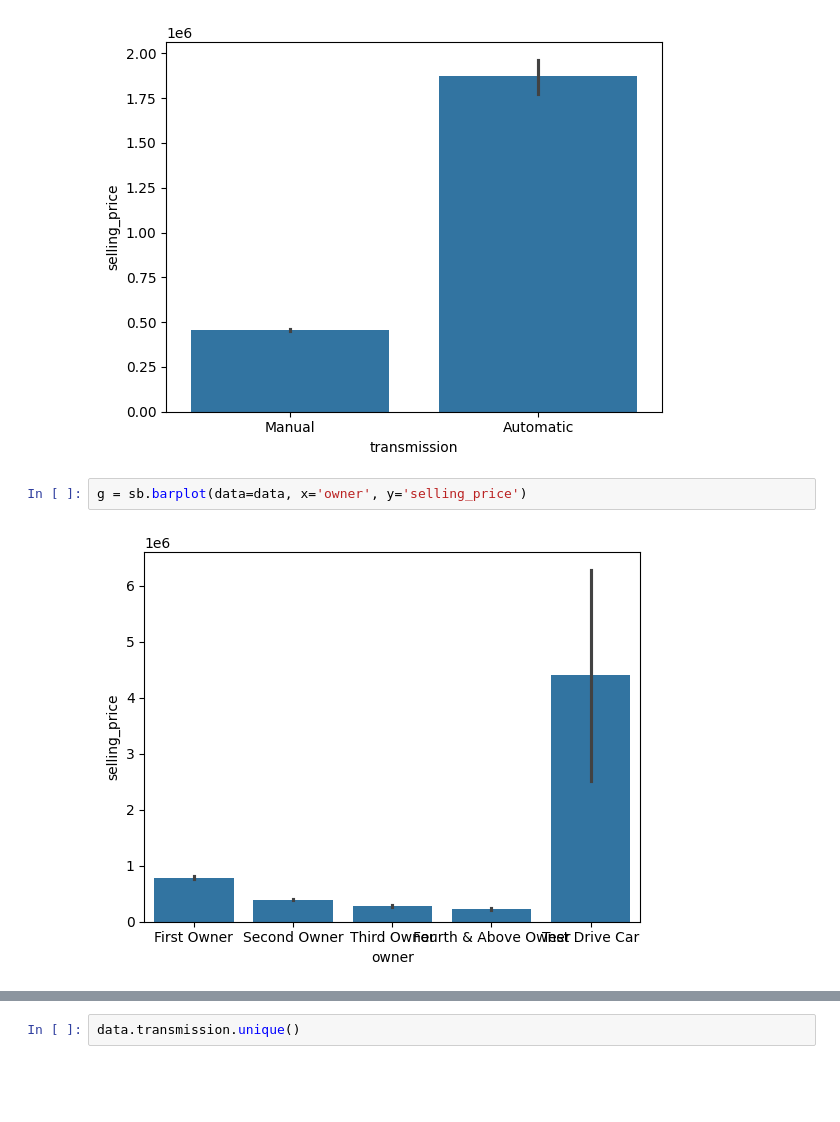
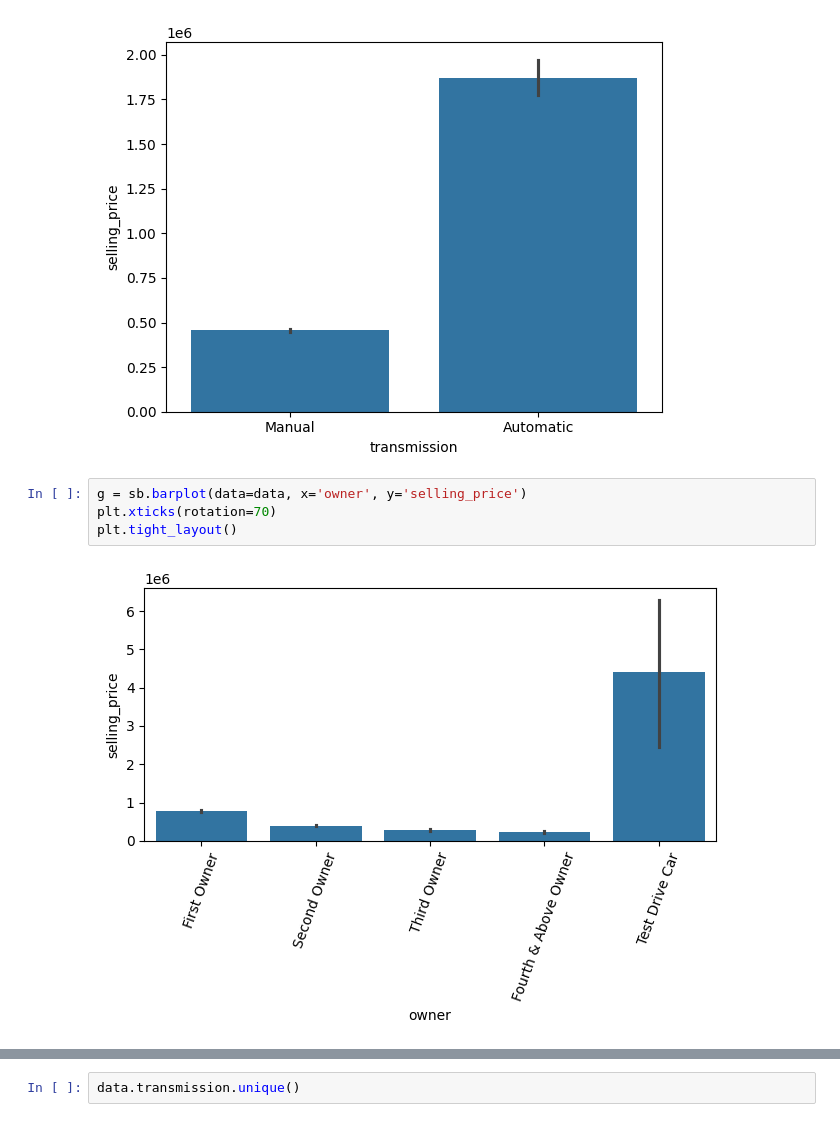
Before and after one commit to ismukhin/ml-course, a Jupyter notebook: regression_car_price.ipynb, the cells around one changed output, grey strips where cells are left out. Saved outputs shown, nothing was run; the diff lists cells and outputs as text; blank space fills up the shorter version.

```diff
--- a/regression_car_price.ipynb
+++ b/regression_car_price.ipynb
@@ -96,8 +99,10 @@ sb.barplot(data=data, x='transmission', y='selling_price')
 [figure]
 # %%
 g = sb.barplot(data=data, x='owner', y='selling_price')
+plt.xticks(rotation=70)
+plt.tight_layout()
 # %% [output]
-[figure, old version]
+[figure, new version]
 # %%
 data['max_power'] = pd.to_numeric(data['max_power'], errors='coerce')
 data['max_power'].fillna(data['max_power'].mean(), inplace=True)
```
Also changed, not shown: parts of 24 cells of this notebook.
